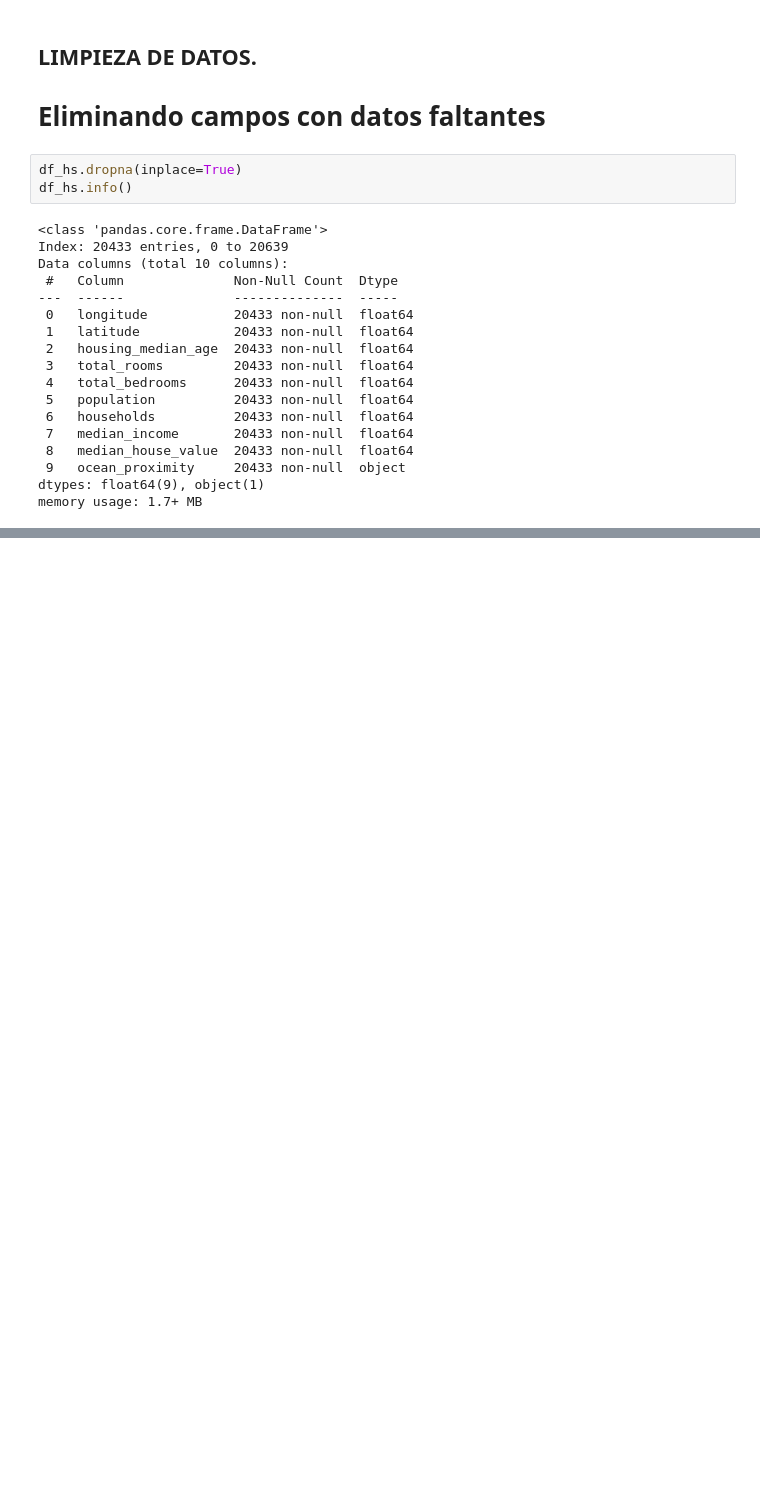
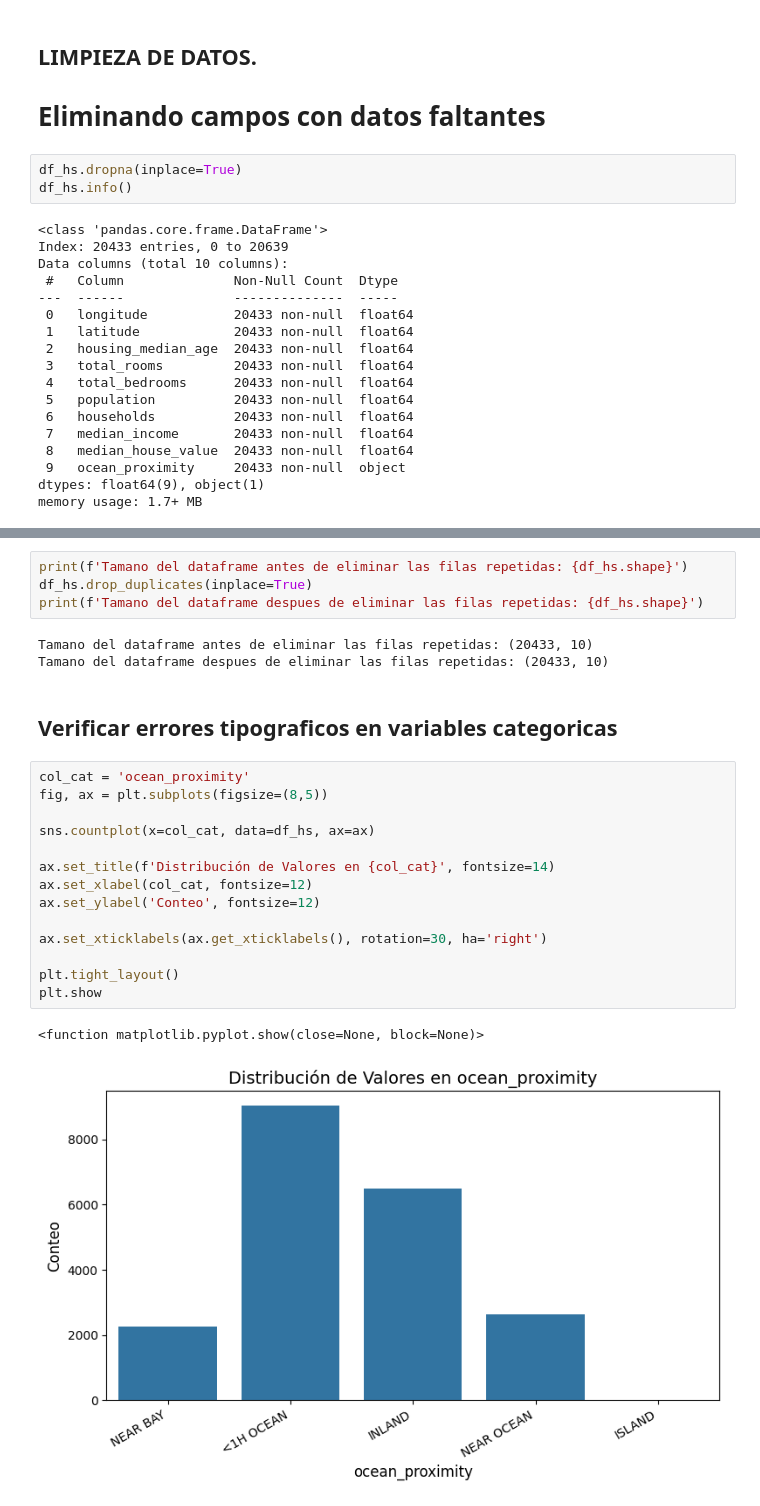
Before and after one commit to wilhayla/THE_HATCH_CHALLENGE_01, a Jupyter notebook: analisis_casas_california.ipynb, the cells around one changed output, grey strips where cells are left out. Saved outputs shown, nothing was run; the diff lists cells and outputs as text; blank space fills up the shorter version.

```diff
--- a/analisis_casas_california.ipynb
+++ b/analisis_casas_california.ipynb
@@ -68,0 +82,26 @@ memory usage: 1.7+ MB
+# %%
+print(f'Tamano del dataframe antes de eliminar las filas repetidas: {df_hs.shape}')
+df_hs.drop_duplicates(inplace=True)
+print(f'Tamano del dataframe despues de eliminar las filas repetidas: {df_hs.shape}')
+# %% [output]
+Tamano del dataframe antes de eliminar las filas repetidas: (20433, 10)
+Tamano del dataframe despues de eliminar las filas repetidas: (20433, 10)
+# %% [markdown]
+## Verificar errores tipograficos en variables categoricas
+# %%
+col_cat = 'ocean_proximity'
+fig, ax = plt.subplots(figsize=(8,5))
+
+sns.countplot(x=col_cat, data=df_hs, ax=ax)
+
+ax.set_title(f'Distribución de Valores en {col_cat}', fontsize=14)
+ax.set_xlabel(col_cat, fontsize=12)
+ax.set_ylabel('Conteo', fontsize=12)
+
+ax.set_xticklabels(ax.get_xticklabels(), rotation=30, ha='right')
+
+plt.tight_layout()
+plt.show
+# %% [output]
+<function matplotlib.pyplot.show(close=None, block=None)>
+[figure, added]
```
Also changed, not shown: parts of 11 cells of this notebook.
